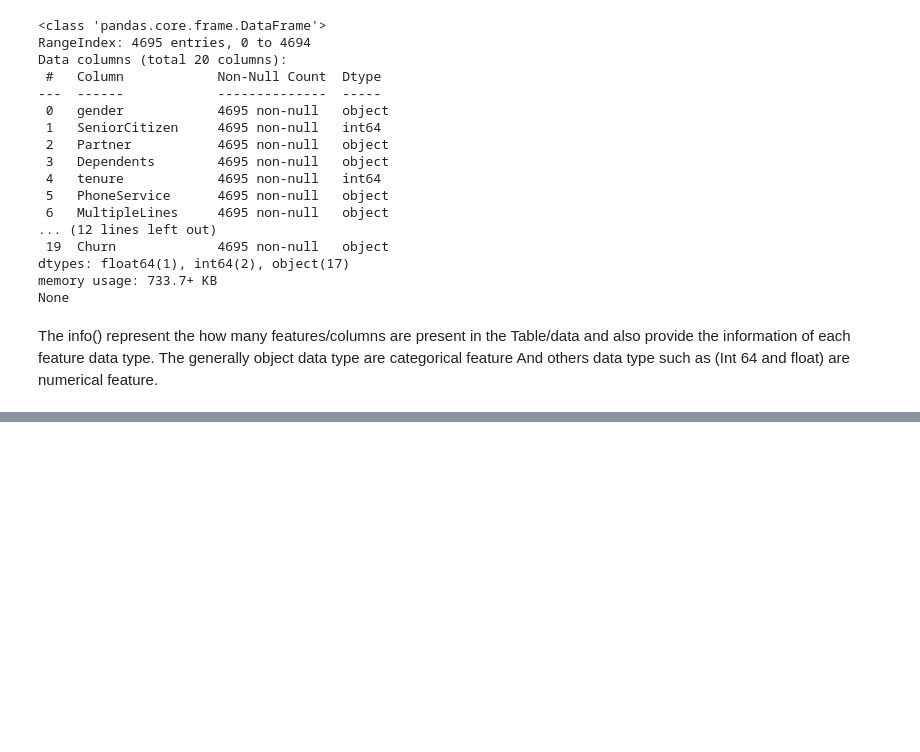
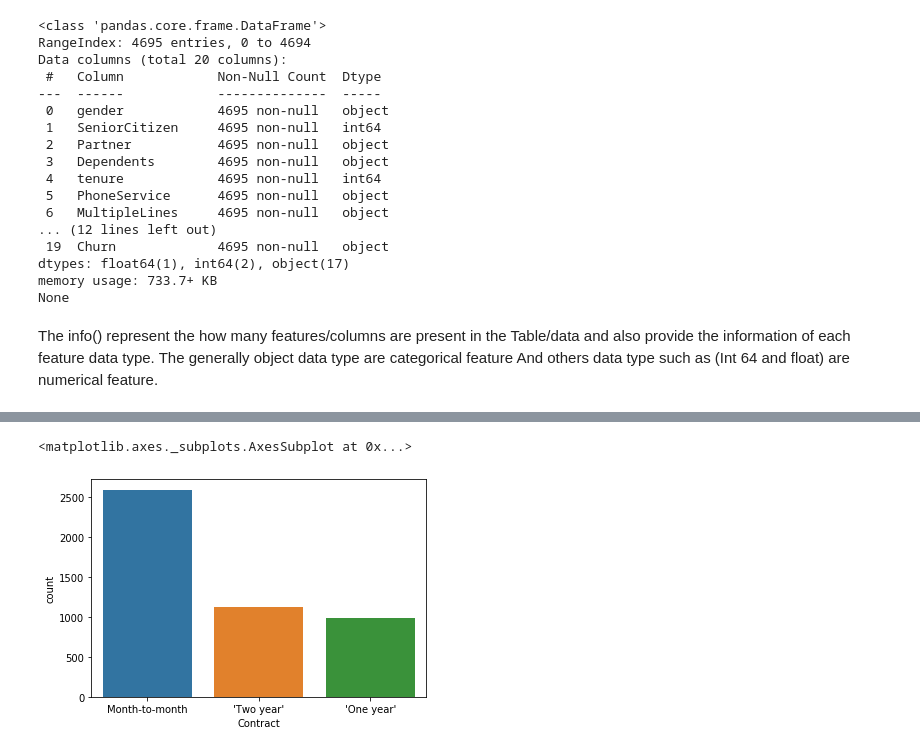
Before and after one commit to pgupta119/Churn-Problem, a Jupyter notebook: Churn problem.ipynb, the cells around one changed output, grey strips where cells are left out. Cells and saved outputs as stored; diff of their text form; code cells hidden in the pictures; blank space fills up the shorter version.

```diff
--- a/Churn problem.ipynb
+++ b/Churn problem.ipynb
@@ -175,2 +140,7 @@ dataswt
+# %%
+sns.countplot(x='Contract',data=dataset)
+# %% [output]
+<matplotlib.axes._subplots.AxesSubplot at 0x...>
+[figure, added]
 # %%
 sns.countplot(x="Churn",data=dataset)
```
Also changed, not shown: parts of 118 cells of this notebook.
